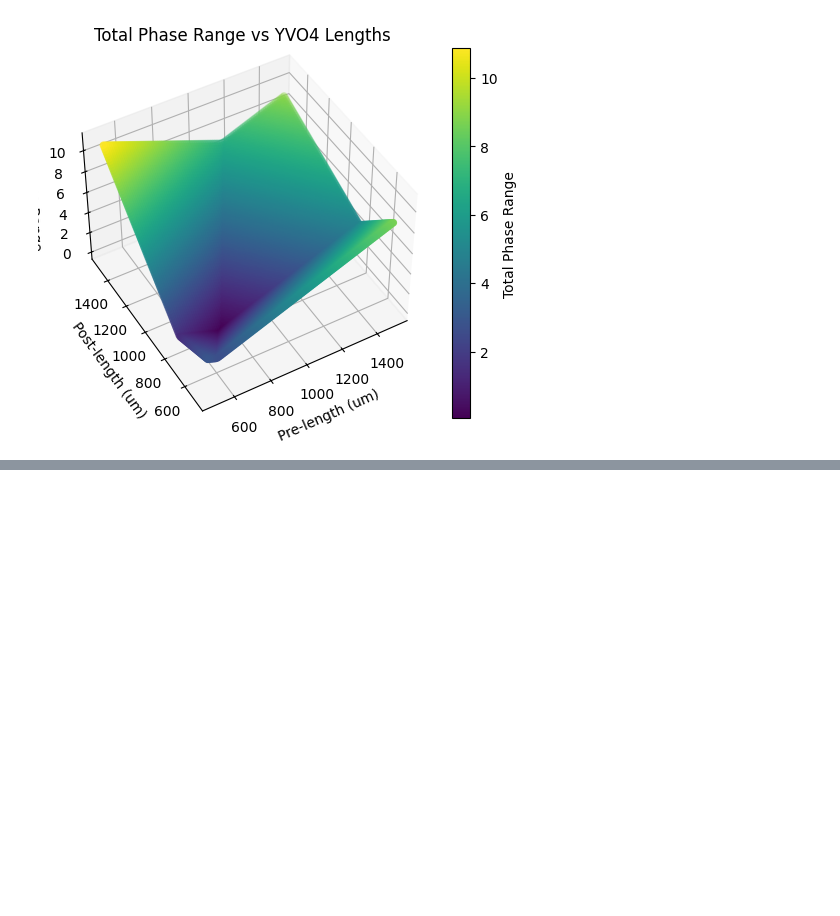
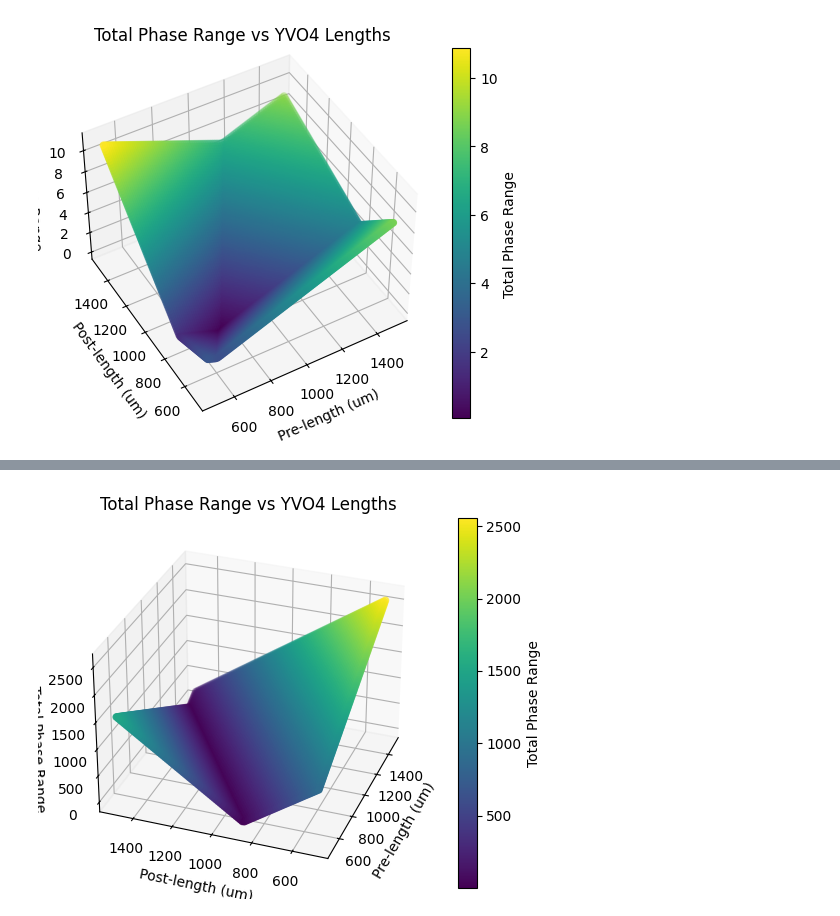
Before and after one commit to josephniblo/walkoff-source, a Jupyter notebook: 2-correcting-phase-calculation.ipynb, the cells around one changed output, grey strips where cells are left out. Saved outputs shown, nothing was run; the diff lists cells and outputs as text; code cells hidden in the pictures; blank space fills up the shorter version.

Commit message:
Add absolute phase considerations

```diff
--- a/2-correcting-phase-calculation.ipynb
+++ b/2-correcting-phase-calculation.ipynb
@@ -799,7 +799,7 @@ bprime = 'o'
 
 # Generate data for 3D plot
 pump_wavelengths = np.linspace(0.4052, 0.4056, 10)
-s_wavelengths = np.linspace(0.725, 0.83, 1000)
+i_wavelengths = np.linspace(0.725, 0.83, 1000)
 X, Y = np.meshgrid(s_wavelengths, pump_wavelengths)
 Z = np.zeros_like(X)
 
@@ -953,0 +956,94 @@ plt.savefig("range_plot.png")
+# %%
+pre_length_range = np.linspace(0.5e3, 1.5e3, 100)
+post_length_range = np.linspace(0.5e3, 1.5e3, 100)
+
+Z = np.zeros((len(pre_length_range), len(post_length_range)))
+
+absolute_phase_data = []
+
+for i, l_yvo_pre in enumerate(pre_length_range):
+    for j, l_yvo_post in enumerate(post_length_range):
+
+        l_bbo_pre = 13e3
+        l_bbo_post = 13.7e3
+
+        # Define polarization states
+        a = 'o'
+        aprime = 'e'
+        b = 'e'
+        bprime = 'o'
+
+        # Generate data for 3D plot
+        pump_wavelengths = [0.810]
+        i_wavelengths = np.array([0.405])
+        X, Y = np.meshgrid(s_wavelengths, pump_wavelengths)
+        Z = np.zeros_like(X)
+
+        for i, pump_wavelength in enumerate(pump_wavelengths):
+            s_wavelengths = 1 / (1 / pump_wavelength - 1 / i_wavelengths)
+
+            n_a_yvo_p = yvo_sellmeier_n(pump_wavelength, a)
+            n_o_bbo_p = bbo_sellmeier_n(pump_wavelength, "o")
+            n_eff_bbo_i = bbo_sellmeier_n_eff(i_wavelengths)
+            n_eff_bbo_s = bbo_sellmeier_n_eff(s_wavelengths)
+            n_b_yvo_i = yvo_sellmeier_n(i_wavelengths, b)
+            n_b_yvo_s = yvo_sellmeier_n(s_wavelengths, b)
+            n_aprime_yvo_p = yvo_sellmeier_n(pump_wavelength, aprime)
+            n_eff_bbo_p = bbo_sellmeier_n_eff(pump_wavelength)
+            n_o_bbo_i = bbo_sellmeier_n(i_wavelengths, "o")
+            n_o_bbo_s = bbo_sellmeier_n(s_wavelengths, "o")
+            n_bprime_yvo_i = yvo_sellmeier_n(i_wavelengths, bprime)
+            n_bprime_yvo_s = yvo_sellmeier_n(s_wavelengths, bprime)
+
+            phase_h = 2 * np.pi * (
+                l_yvo_pre  * n_a_yvo_p   / pump_wavelength +
+                l_bbo_pre  * n_o_bbo_p   / pump_wavelength +
+                l_bbo_post * n_eff_bbo_i / i_wavelengths +
+                l_bbo_post * n_eff_bbo_s / s_wavelengths +
+                l_yvo_post * n_b_yvo_i   / i_wavelengths +
+                l_yvo_post * n_b_yvo_s   / s_wavelengths
+            )
+
+            phase_v = 2 * np.pi * (
+                l_yvo_pre  * n_aprime_yvo_p / pump_wavelength +
+                l_bbo_pre  * n_eff_bbo_p    / pump_wavelength +
+                l_bbo_post * n_o_bbo_i      / i_wavelengths +
+                l_bbo_post * n_o_bbo_s      / s_wavelengths +
+                l_yvo_post * n_bprime_yvo_i / i_wavelengths +
+                l_yvo_post * n_bprime_yvo_s / s_wavelengths
+            )
+
+            Z[i, :] = abs(phase_v - phase_h)
+
+        absolute_phase = Z[0, 0]
+
+        absolute_phase_data.append((l_yvo_pre, l_yvo_post, absolute_phase))
+
+absolute_phase_data = np.array(absolute_phase_data)
+
+# plot the range data
+fig = plt.figure()
+# use a clear colourmap
+cmap = plt.get_cmap('viridis')
+
+ax = fig.add_subplot(111, projection='3d')
+# add a colour bar to show the range
+sc = ax.scatter(absolute_phase_data[:, 0], absolute_phase_data[:, 1], absolute_phase_data[:, 2], c=absolute_phase_data[:, 2], cmap=cmap)
+fig.colorbar(sc, ax=ax, label="Total Phase Range")
+
+# add contour lines to show the range
+
+
+ax.set_xlabel("Pre-length (um)")
+ax.set_ylabel("Post-length (um)")
+ax.set_zlabel("Total Phase Range")
+ax.set_title("Total Phase Range vs YVO4 Lengths")
+
+
+# set the viewing angle
+ax.view_init(30, 200)
+
+# save the plot
+plt.savefig("range_plot.png")
+# %% [output]
+[figure, added]
```
Also changed, not shown: parts of 10 cells of this notebook, 4 other files.
